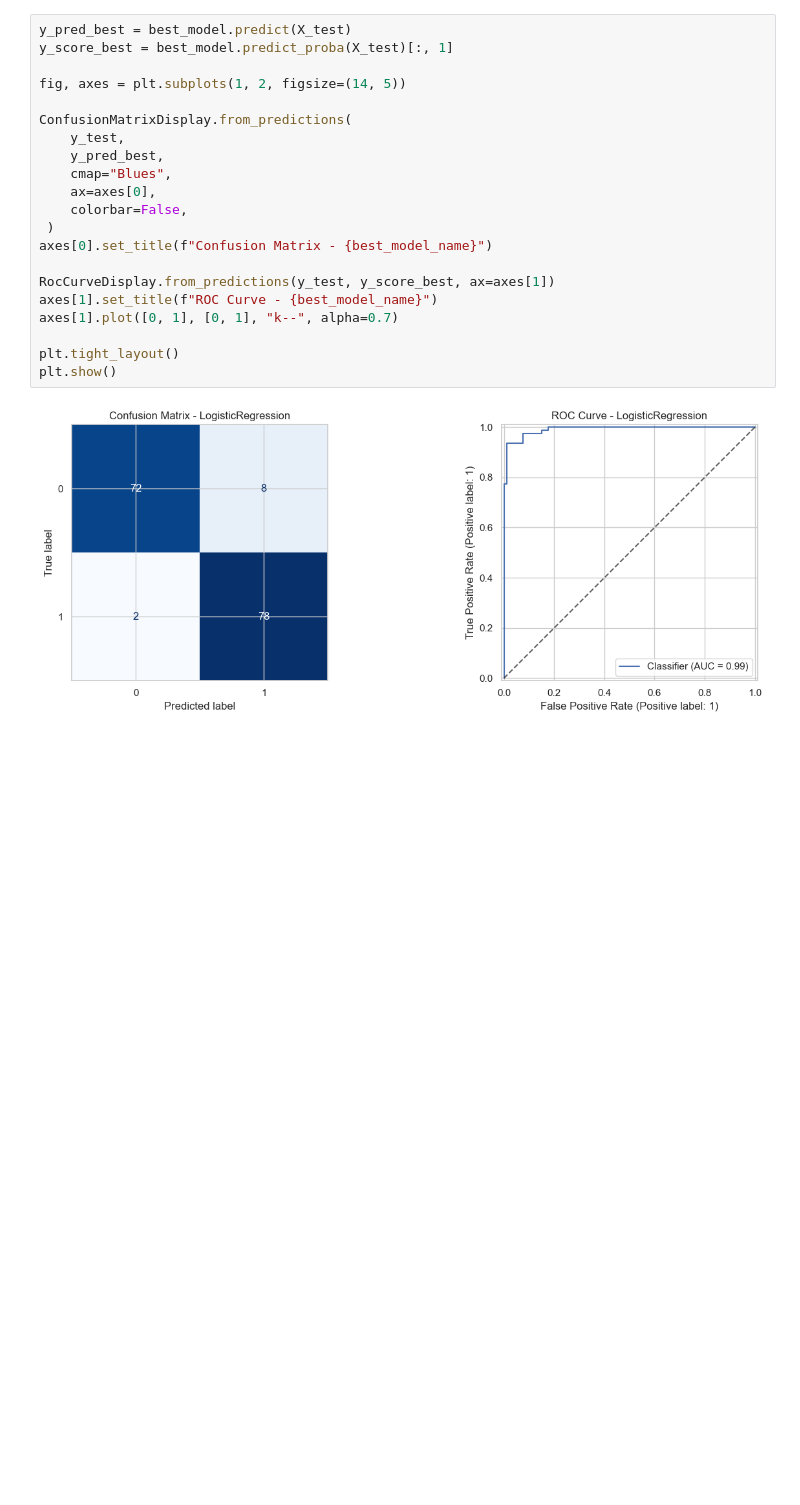
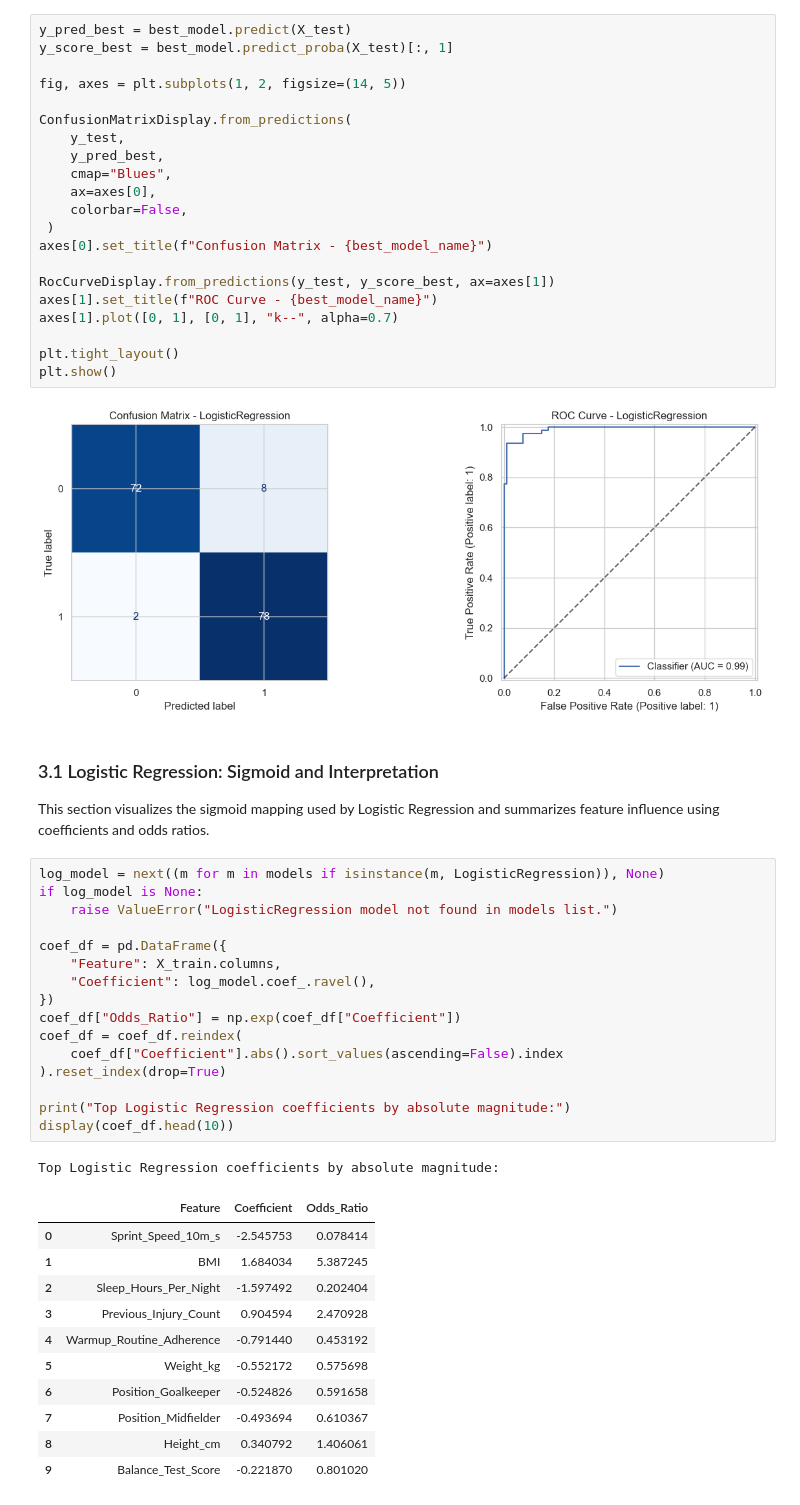
Before and after one commit to yaeby/football-injury-prediction, a Jupyter notebook: sample.ipynb, the cells around one changed output. Cells and saved outputs as stored; diff of their text form; blank space fills up the shorter version.

```diff
--- a/sample.ipynb
+++ b/sample.ipynb
@@ -331,3 +331,36 @@ plt.tight_layout()
 plt.show()
 # %% [output]
 [figure]
+# %% [markdown]
+### 3.1 Logistic Regression: Sigmoid and Interpretation
+
+This section visualizes the sigmoid mapping used by Logistic Regression and summarizes feature influence using coefficients and odds ratios.
+# %%
+log_model = next((m for m in models if isinstance(m, LogisticRegression)), None)
+if log_model is None:
+    raise ValueError("LogisticRegression model not found in models list.")
+
+coef_df = pd.DataFrame({
+    "Feature": X_train.columns,
+    "Coefficient": log_model.coef_.ravel(),
+})
+coef_df["Odds_Ratio"] = np.exp(coef_df["Coefficient"])
+coef_df = coef_df.reindex(
+    coef_df["Coefficient"].abs().sort_values(ascending=False).index
+).reset_index(drop=True)
+
+print("Top Logistic Regression coefficients by absolute magnitude:")
+display(coef_df.head(10))
+# %% [output]
+Top Logistic Regression coefficients by absolute magnitude:
+|  | Feature | Coefficient | Odds_Ratio |
+| 0 | Sprint_Speed_10m_s | -2.545753 | 0.078414 |
+| 1 | BMI | 1.684034 | 5.387245 |
+| 2 | Sleep_Hours_Per_Night | -1.597492 | 0.202404 |
+| 3 | Previous_Injury_Count | 0.904594 | 2.470928 |
+| 4 | Warmup_Routine_Adherence | -0.791440 | 0.453192 |
+| 5 | Weight_kg | -0.552172 | 0.575698 |
+| 6 | Position_Goalkeeper | -0.524826 | 0.591658 |
+| 7 | Position_Midfielder | -0.493694 | 0.610367 |
+| 8 | Height_cm | 0.340792 | 1.406061 |
+| 9 | Balance_Test_Score | -0.221870 | 0.801020 |
```
Also changed, not shown: parts of 2 cells of this notebook.
